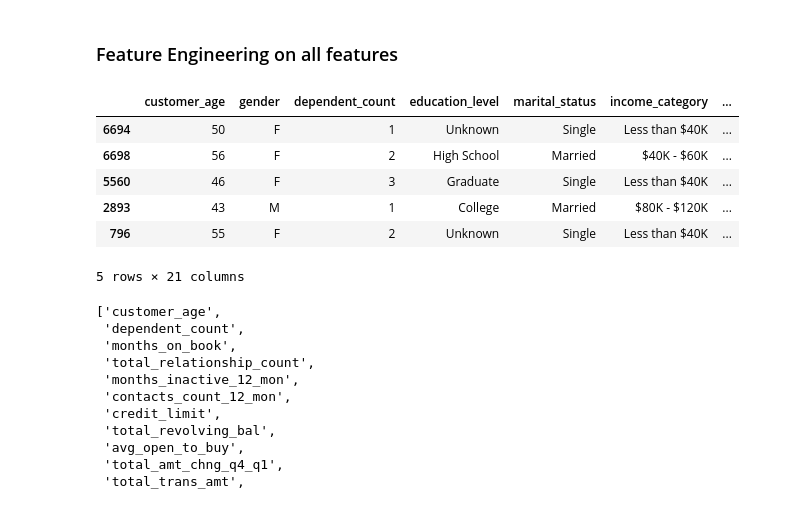
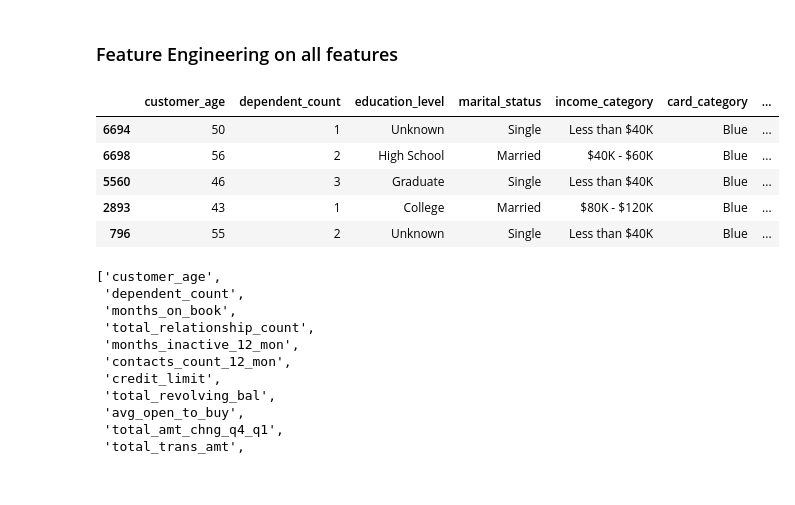
Before and after one commit to MUbarak123-56/bank-churners, a Jupyter notebook: 22-feature-engineering-pipeline.ipynb, the cells around one changed output. Saved outputs shown, nothing was run; the diff lists cells and outputs as text; code cells hidden in the pictures.

```diff
--- a/22-feature-engineering-pipeline.ipynb
+++ b/22-feature-engineering-pipeline.ipynb
@@ -190,16 +190,15 @@ new_df
 # %% [markdown]
 ### Feature Engineering on all features
 # %%
-train_use = train.drop(["clientnum", "attrition_flag"], axis = 1)
+train_use = train.drop(["clientnum",  "gender", "attrition_flag"], axis = 1)
 train_use.head()
 # %% [output]
-|  | customer_age | gender | dependent_count | education_level | marital_status | income_category | ... |
-| 6694 | 50 | F | 1 | Unknown | Single | Less than $40K | ... |
-| 6698 | 56 | F | 2 | High School | Married | $40K - $60K | ... |
-| 5560 | 46 | F | 3 | Graduate | Single | Less than $40K | ... |
-| 2893 | 43 | M | 1 | College | Married | $80K - $120K | ... |
-| 796 | 55 | F | 2 | Unknown | Single | Less than $40K | ... |
+|  | customer_age | dependent_count | education_level | marital_status | income_category | card_category | ... |
+| 6694 | 50 | 1 | Unknown | Single | Less than $40K | Blue | ... |
+| 6698 | 56 | 2 | High School | Married | $40K - $60K | Blue | ... |
+| 5560 | 46 | 3 | Graduate | Single | Less than $40K | Blue | ... |
+| 2893 | 43 | 1 | College | Married | $80K - $120K | Blue | ... |
+| 796 | 55 | 2 | Unknown | Single | Less than $40K | Blue | ... |
-5 rows × 21 columns
 # %%
 num = []
 cat = []
```
Also changed, not shown: parts of 5 cells of this notebook, 6 other files.
